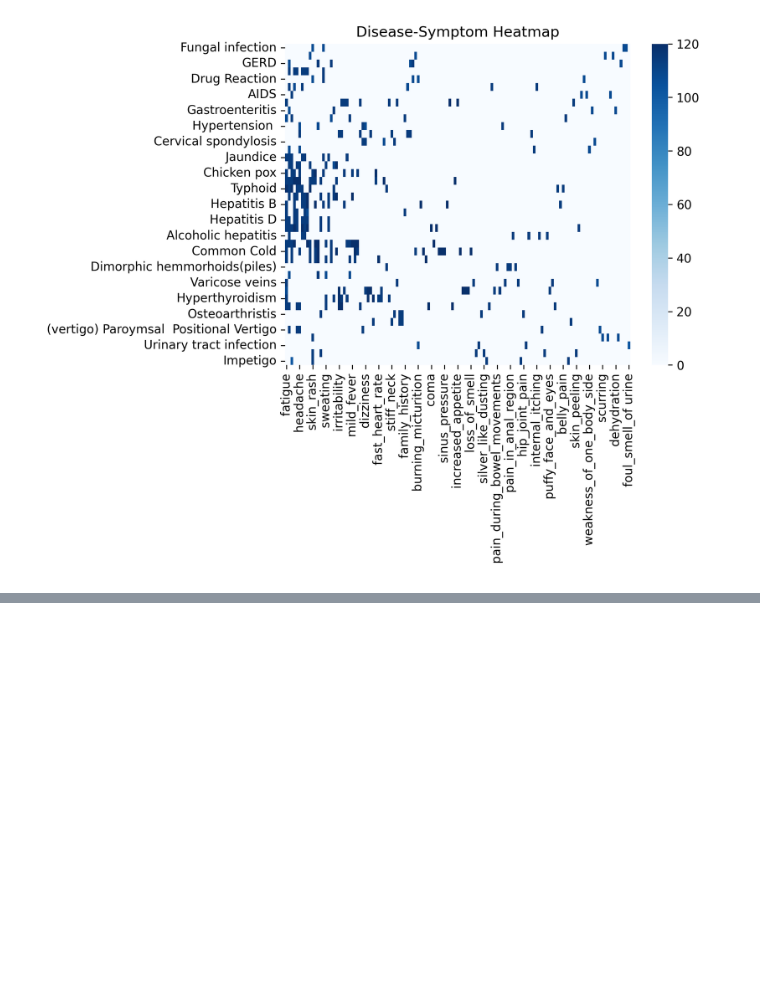
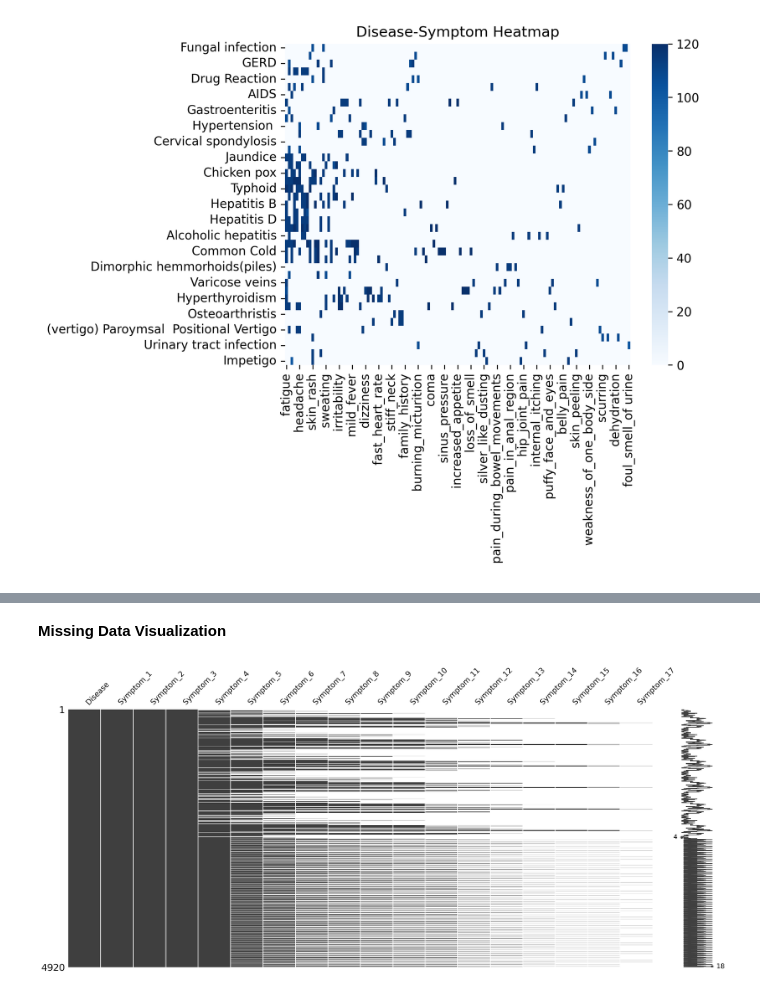
Before and after one commit to domipm/AML-Disease-Symptom, a Jupyter notebook: Visualizations.ipynb, the cells around one changed output, grey strips where cells are left out. Cells and saved outputs as stored; diff of their text form; code cells hidden in the pictures; blank space fills up the shorter version.

```diff
--- a/Visualizations.ipynb
+++ b/Visualizations.ipynb
@@ -236,0 +307,9 @@ Impetigo                                                   0
+# %% [markdown]
+**Missing Data Visualization**
+# %%
+# Compute missing value matrix for the dataset
+msno.matrix(df_Data)
+# Plot the graph
+plt.show()
+# %% [output]
+[figure, added]
```
Also changed, not shown: parts of 9 cells of this notebook.
